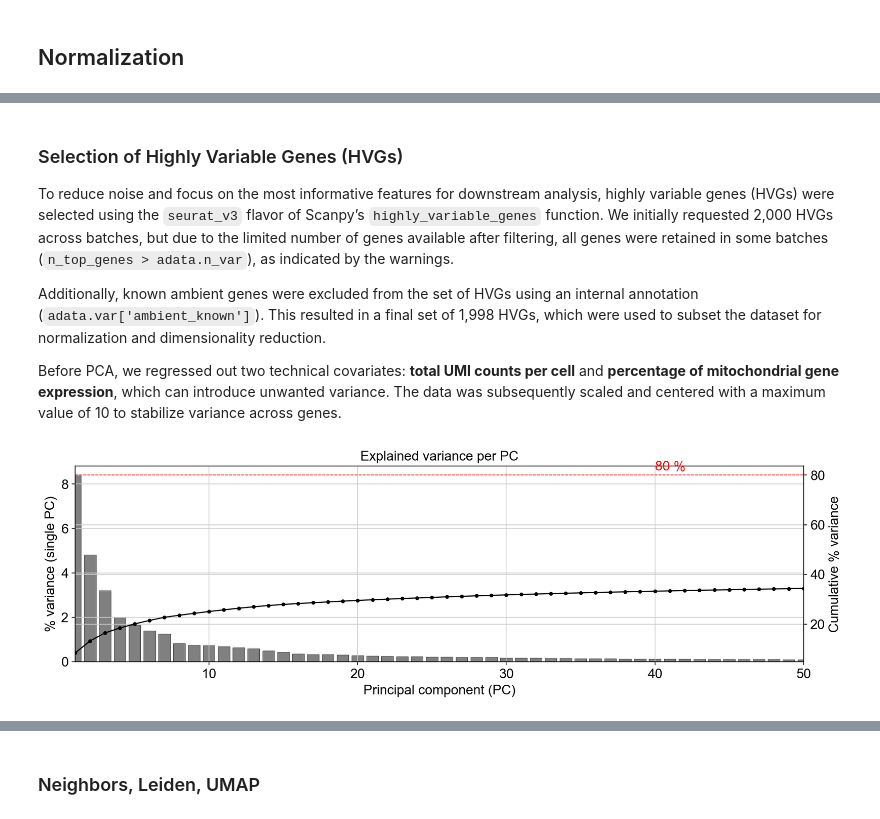
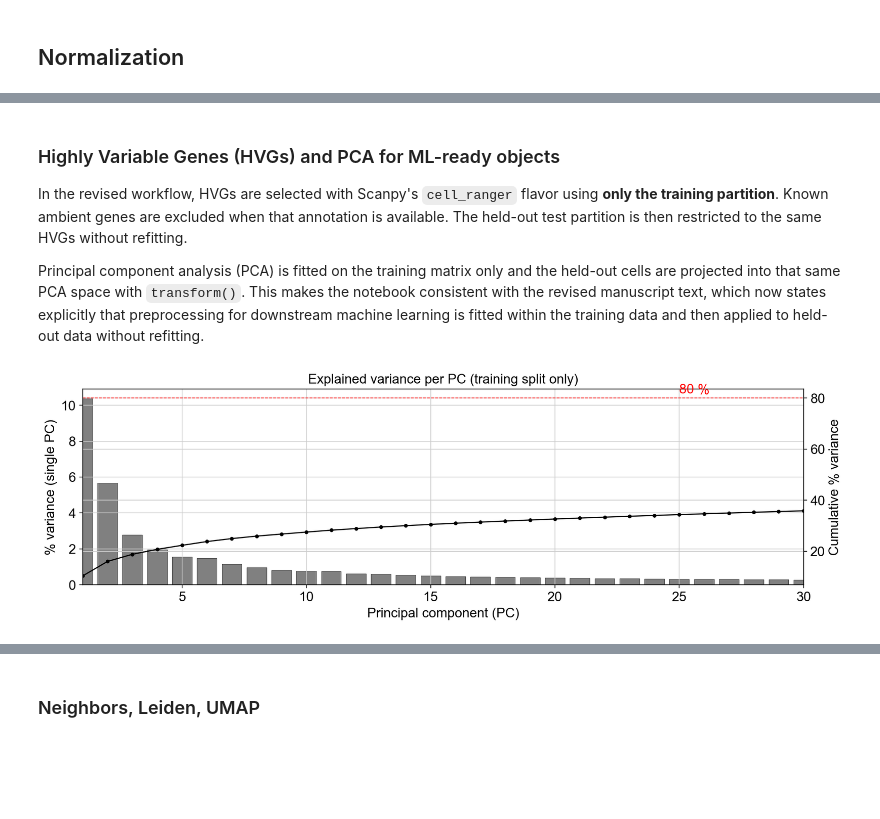
Before and after one commit to mdelaluzl/t2d-gene-disease-ml-prediction, a Jupyter notebook: code/1_atlas_analysis.ipynb, the cells around one changed output, grey strips where cells are left out. Cells and saved outputs as stored; diff of their text form; code cells hidden in the pictures; blank space fills up the shorter version.

```diff
--- a/code/1_atlas_analysis.ipynb
+++ b/code/1_atlas_analysis.ipynb
@@ -711,42 +821,33 @@ computing PCA
 # %% [markdown]
-### Selection of Highly Variable Genes (HVGs)
+### Highly Variable Genes (HVGs) and PCA for ML-ready objects
 
-To reduce noise and focus on the most informative features for downstream analysis, highly variable genes (HVGs) were selected using the `seurat_v3` flavor of Scanpy’s `highly_variable_genes` function. We initially requested 2,000 HVGs across batches, but due to the limited number of genes available after filtering, all genes were retained in some batches (`n_top_genes > adata.n_var`), as indicated by the warnings.
+In the revised workflow, HVGs are selected with Scanpy's `cell_ranger` flavor using **only the training partition**. Known ambient genes are excluded when that annotation is available. The held-out test partition is then restricted to the same HVGs without refitting.
 
-Additionally, known ambient genes were excluded from the set of HVGs using an internal annotation (`adata.var['ambient_known']`). This resulted in a final set of 1,998 HVGs, which were used to subset the dataset for normalization and dimensionality reduction.
-
-Before PCA, we regressed out two technical covariates: **total UMI counts per cell** and **percentage of mitochondrial gene expression**, which can introduce unwanted variance. The data was subsequently scaled and centered with a maximum value of 10 to stabilize variance across genes.
+Principal component analysis (PCA) is fitted on the training matrix only and the held-out cells are projected into that same PCA space with `transform()`. This makes the notebook consistent with the revised manuscript text, which now states explicitly that preprocessing for downstream machine learning is fitted within the training data and then applied to held-out data without refitting.
 # %%
-# 1) fetch the explained‐variance ratio from the PCA that is stored in .uns
-var_ratio = adata_hvg.uns["pca"]["variance_ratio"]      # length = n_pcs you asked for
-pcs        = np.arange(1, len(var_ratio) + 1)
-
-# 2) cumulative variance for context
+# Explained variance of the split-aware PCA fitted on the training partition
+var_ratio = adata_train_ml.uns["pca_split"]["variance_ratio"]
+pcs = np.arange(1, len(var_ratio) + 1)
 cum_var = np.cumsum(var_ratio)
 
-# 3) make a wider figure
-plt.figure(figsize=(12, 4))                            # width, height in inches
-
-# left Y-axis: individual PCs (bars)
+plt.figure(figsize=(12, 4))
 plt.bar(pcs, var_ratio * 100, color="grey", edgecolor="black", linewidth=0.3)
 plt.xlabel("Principal component (PC)")
 plt.ylabel("% variance (single PC)")
 
-# right Y-axis: cumulative curve
 plt.twinx()
 plt.plot(pcs, cum_var * 100, color="black", lw=1.2, marker="o", ms=3)
 plt.ylabel("Cumulative % variance")
 
-# draw a horizontal line at 80 % to help choose a cut-off
 plt.axhline(80, ls="--", color="red", lw=0.8)
-plt.text(len(pcs) - 10, 82, "80 %", color="red")
+plt.text(max(1, len(pcs) - 5), 82, "80 %", color="red")
 
-plt.title("Explained variance per PC")
+plt.title("Explained variance per PC (training split only)")
 plt.xlim(1, len(pcs))
 plt.tight_layout()
 plt.show()
 # %% [output]
-[figure, old version]
+[figure, new version]
 # %% [markdown]
 ### Principal Component Analysis (PCA)
 
```
Also changed, not shown: parts of 27 cells of this notebook, 2 other files.
